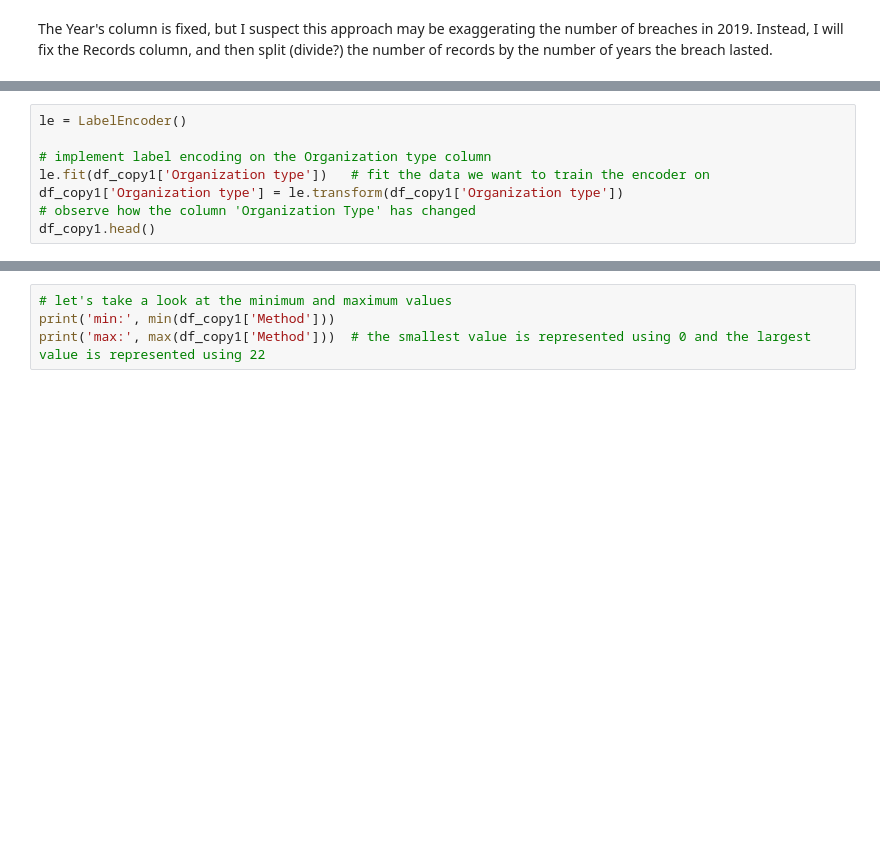
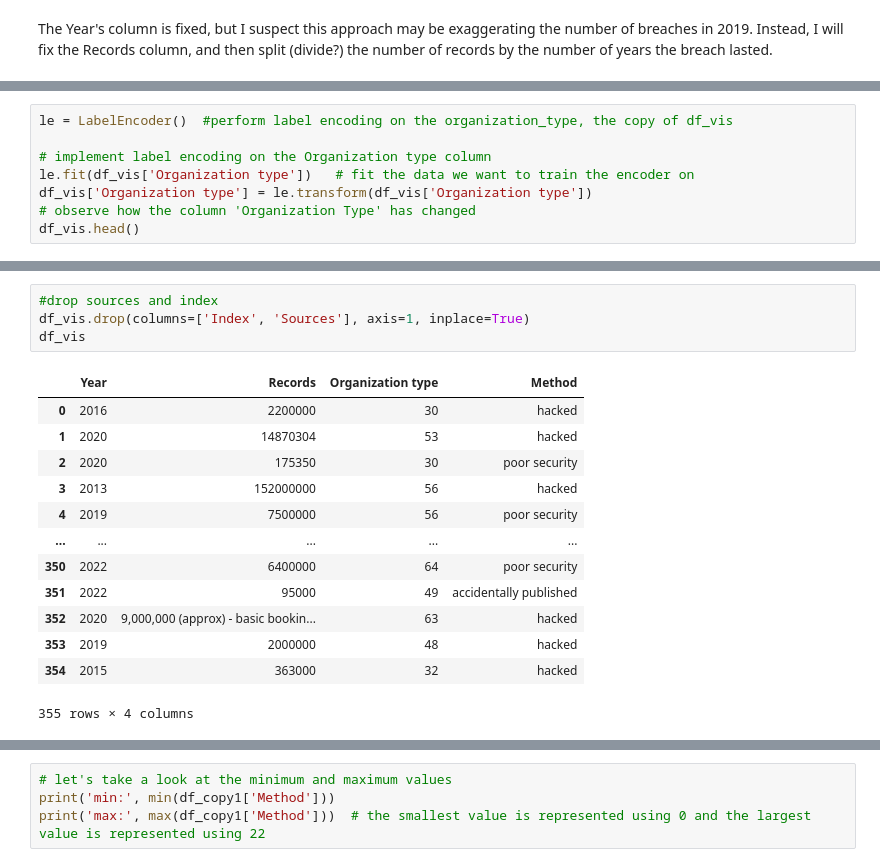
Before and after one commit to DeveloperMindset123/Accenture3A_Project, a Jupyter notebook: Accenture_3A.ipynb, the cells around one changed output, grey strips where cells are left out. Drawn from its saved outputs; the diff is of its cells as text; blank space fills up the shorter version.

```diff
--- a/Accenture_3A.ipynb
+++ b/Accenture_3A.ipynb
@@ -253,8 +271,8 @@ df_copy1['Organization type'].unique()
 # %%
-le = LabelEncoder()
+le = LabelEncoder()  #perform label encoding on the organization_type, the copy of df_vis
 
 # implement label encoding on the Organization type column
-le.fit(df_copy1['Organization type'])   # fit the data we want to train the encoder on
-df_copy1['Organization type'] = le.transform(df_copy1['Organization type'])
+le.fit(df_vis['Organization type'])   # fit the data we want to train the encoder on
+df_vis['Organization type'] = le.transform(df_vis['Organization type'])
 # observe how the column 'Organization Type' has changed
-df_copy1.head()
+df_vis.head()
@@ -273,3 +390,21 @@ df_copy1['Method'].value_counts()
+# %%
+#drop sources and index
+df_vis.drop(columns=['Index', 'Sources'], axis=1, inplace=True)
+df_vis
+# %% [output]
+|  | Year | Records | Organization type | Method |
+| 0 | 2016 | 2200000 | 30 | hacked |
+| 1 | 2020 | 14870304 | 53 | hacked |
+| 2 | 2020 | 175350 | 30 | poor security |
+| 3 | 2013 | 152000000 | 56 | hacked |
+| 4 | 2019 | 7500000 | 56 | poor security |
+| ... | ... | ... | ... | ... |
+| 350 | 2022 | 6400000 | 64 | poor security |
+| 351 | 2022 | 95000 | 49 | accidentally published |
+| 352 | 2020 | 9,000,000 (approx) - basic bookin... | 63 | hacked |
+| 353 | 2019 | 2000000 | 48 | hacked |
+| 354 | 2015 | 363000 | 32 | hacked |
+355 rows × 4 columns
 # %%
 """Two changes needs to be made regarding the method column
     1. Replace the "Unknown" value with the most frequently repeated word
```
Also changed, not shown: parts of 41 cells of this notebook, 2 other files.
